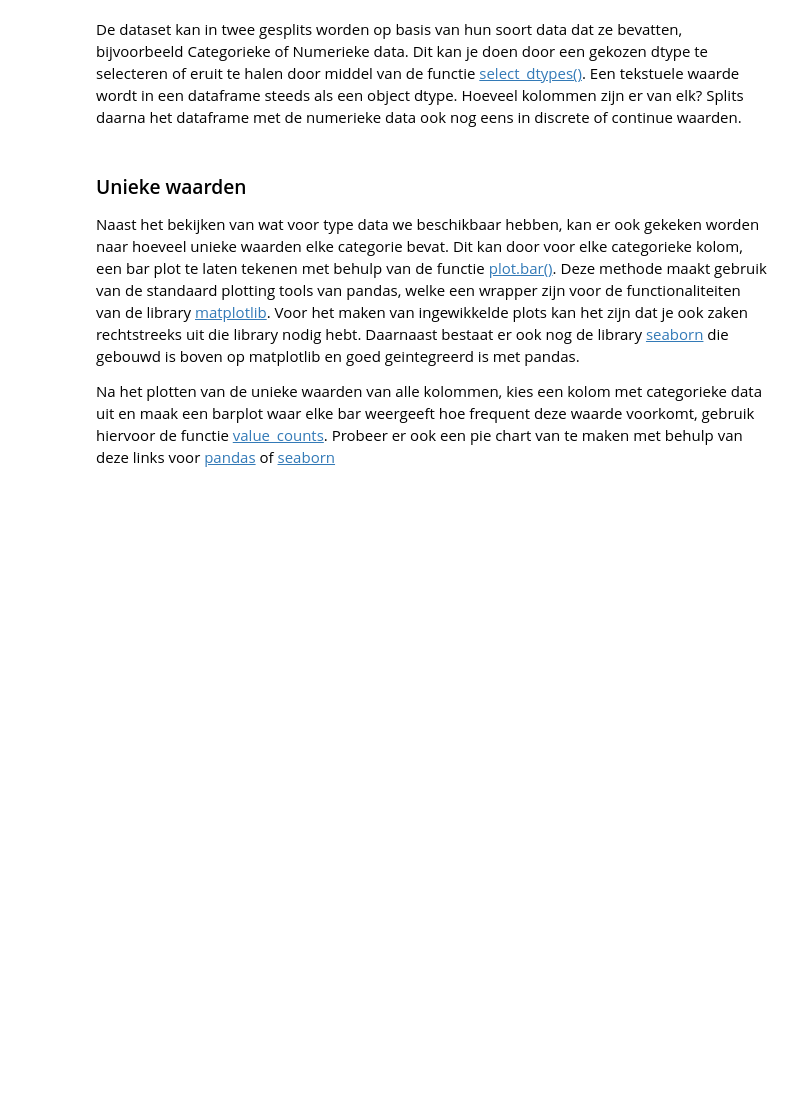
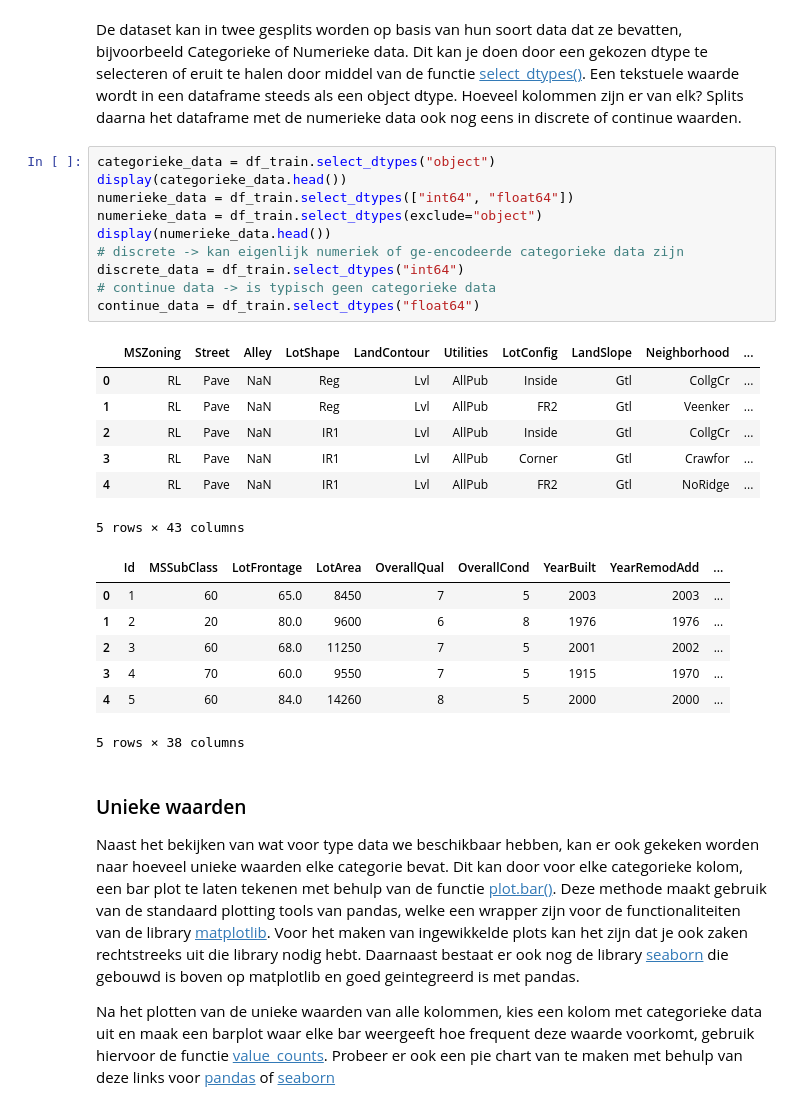
Before and after one commit to OdiseeDataScience2223/Leerstof, a Jupyter notebook: Week 4/DataExploration.ipynb, the cells around one changed output. Saved outputs shown, nothing was run; the diff lists cells and outputs as text; blank space fills up the shorter version.

```diff
--- a/Week 4/DataExploration.ipynb
+++ b/Week 4/DataExploration.ipynb
@@ -55,6 +130,31 @@ Dit kan je doen door een gekozen dtype te selecteren of eruit te halen door midd
 Een tekstuele waarde wordt in een dataframe steeds als een object dtype.
 Hoeveel kolommen zijn er van elk?
 Splits daarna het dataframe met de numerieke data ook nog eens in discrete of continue waarden.
+# %%
+categorieke_data = df_train.select_dtypes("object")
+display(categorieke_data.head())
+numerieke_data = df_train.select_dtypes(["int64", "float64"])
+numerieke_data = df_train.select_dtypes(exclude="object")
+display(numerieke_data.head())
+# discrete -> kan eigenlijk numeriek of ge-encodeerde categorieke data zijn
+discrete_data = df_train.select_dtypes("int64")
+# continue data -> is typisch geen categorieke data
+continue_data = df_train.select_dtypes("float64")
+# %% [output]
+|  | MSZoning | Street | Alley | LotShape | LandContour | Utilities | LotConfig | LandSlope | Neighborhood | ... |
+| 0 | RL | Pave | NaN | Reg | Lvl | AllPub | Inside | Gtl | CollgCr | ... |
+| 1 | RL | Pave | NaN | Reg | Lvl | AllPub | FR2 | Gtl | Veenker | ... |
+| 2 | RL | Pave | NaN | IR1 | Lvl | AllPub | Inside | Gtl | CollgCr | ... |
+| 3 | RL | Pave | NaN | IR1 | Lvl | AllPub | Corner | Gtl | Crawfor | ... |
+| 4 | RL | Pave | NaN | IR1 | Lvl | AllPub | FR2 | Gtl | NoRidge | ... |
+5 rows × 43 columns
+|  | Id | MSSubClass | LotFrontage | LotArea | OverallQual | OverallCond | YearBuilt | YearRemodAdd | ... |
+| 0 | 1 | 60 | 65.0 | 8450 | 7 | 5 | 2003 | 2003 | ... |
+| 1 | 2 | 20 | 80.0 | 9600 | 6 | 8 | 1976 | 1976 | ... |
+| 2 | 3 | 60 | 68.0 | 11250 | 7 | 5 | 2001 | 2002 | ... |
+| 3 | 4 | 70 | 60.0 | 9550 | 7 | 5 | 1915 | 1970 | ... |
+| 4 | 5 | 60 | 84.0 | 14260 | 8 | 5 | 2000 | 2000 | ... |
+5 rows × 38 columns
 # %% [markdown]
 ### Unieke waarden
 
```
Also changed, not shown: parts of 6 cells of this notebook, 1 other file.
